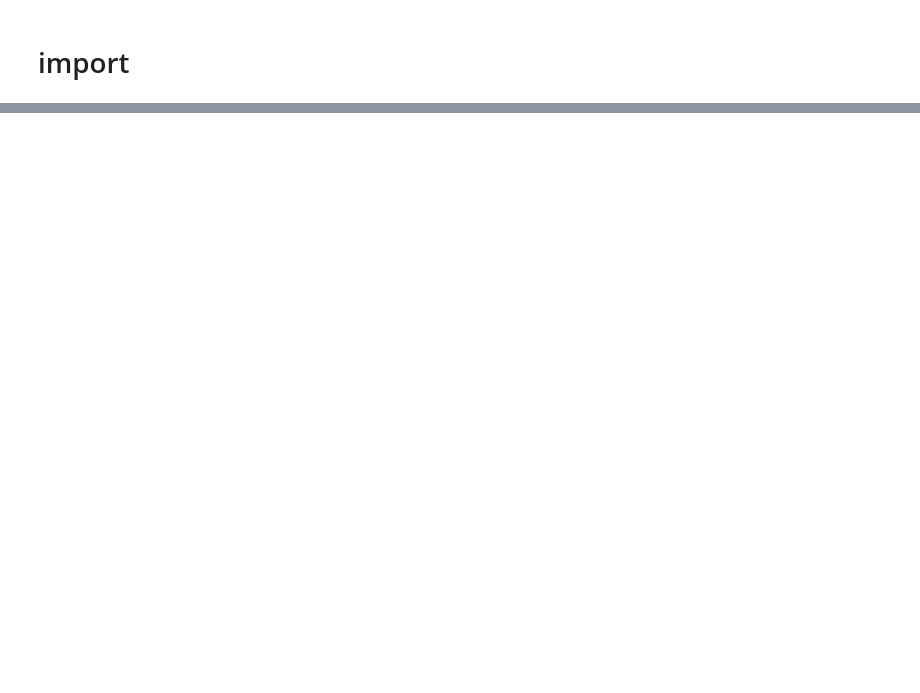
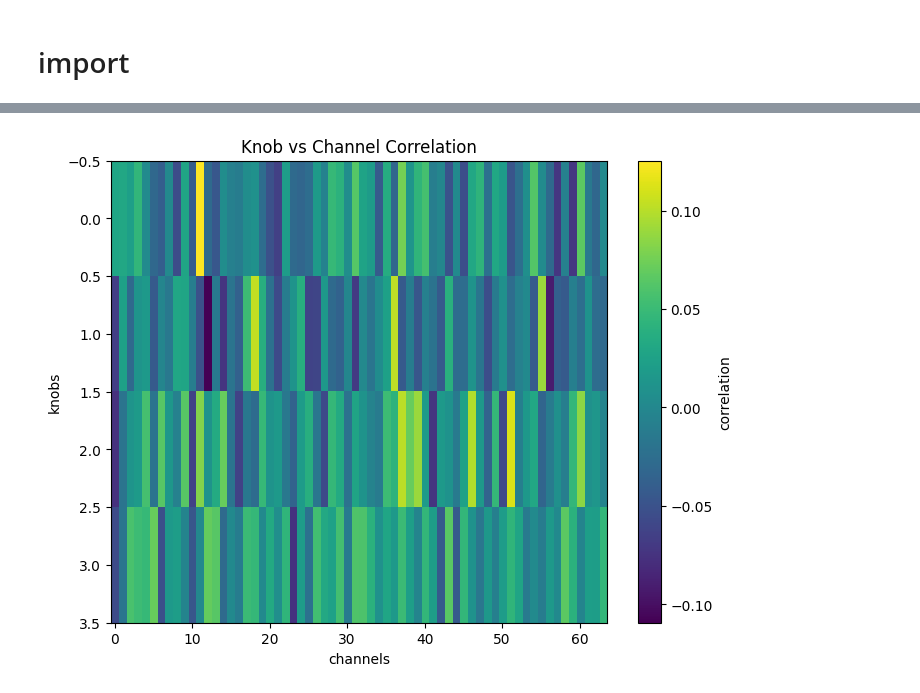
Before and after one commit to guillemotts/penn_neurotech_hack, a Jupyter notebook: kyunghwandecoding.ipynb, the cells around one changed output, grey strips where cells are left out. Drawn from its saved outputs; the diff is of its cells as text; code cells hidden in the pictures; blank space fills up the shorter version.

```diff
--- a/kyunghwandecoding.ipynb
+++ b/kyunghwandecoding.ipynb
@@ -402,0 +272,13 @@ plt.show()
+# %%
+knobs = X_aux_ds[:, :4]
+buttons = X_aux_ds[ :,4:]
+# %%
+import numpy as np
+
+# z-score along time
+knobs_z = (knobs - knobs.mean(axis=0)) / knobs.std(axis=0)
+rates_z = (rate_mat - rate_mat.mean(axis=0)) / rate_mat.std(axis=0)
+
+# correlation = (1/T) * X^T Y
+T = knobs.shape[0]
+corr = (knobs_z.T @ rates_z) / T   # shape: (K, C)
@@ -402,0 +287,12 @@ plt.show()
+# %%
+import matplotlib.pyplot as plt
+
+plt.figure(figsize=(8, 6))
+plt.imshow(corr, aspect='auto')
+plt.colorbar(label='correlation')
+plt.xlabel('channels')
+plt.ylabel('knobs')
+plt.title('Knob vs Channel Correlation')
+plt.show()
+# %% [output]
+[figure, added]
```
Also changed, not shown: parts of 17 cells of this notebook, 3 other files.
